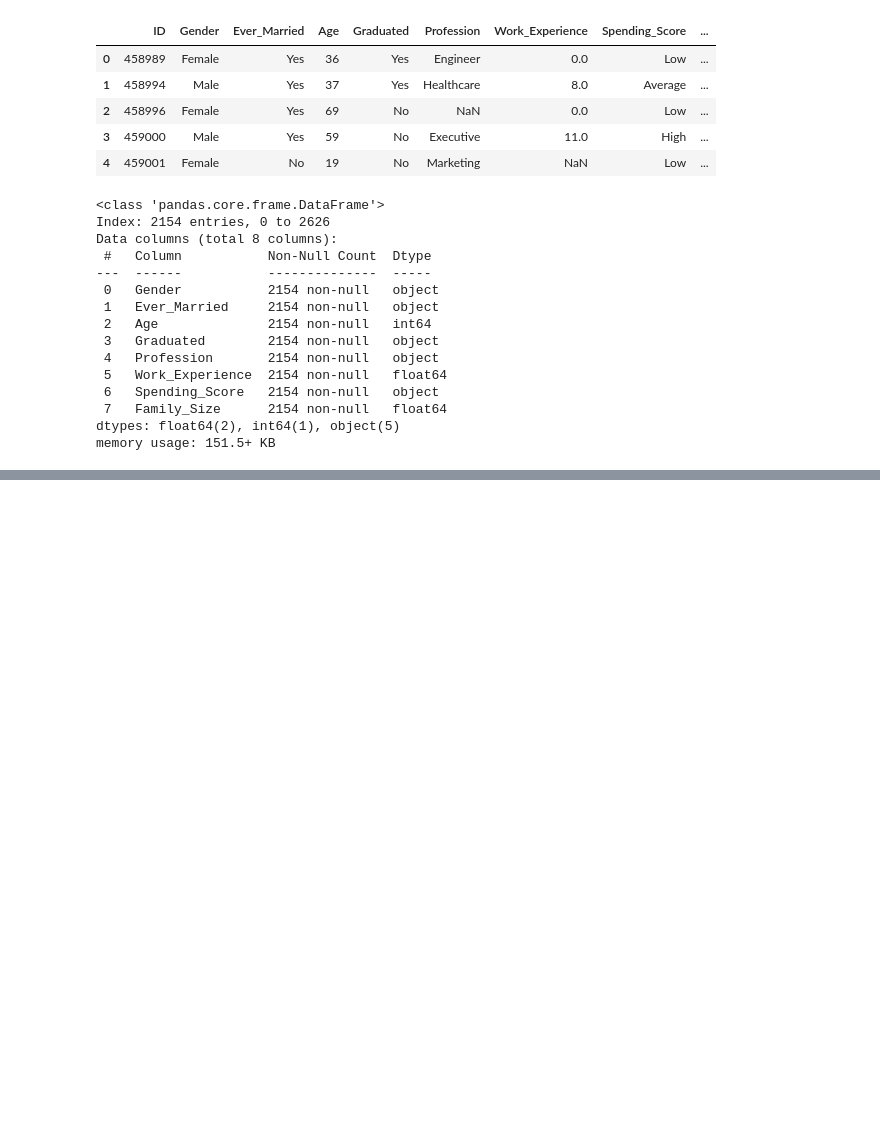
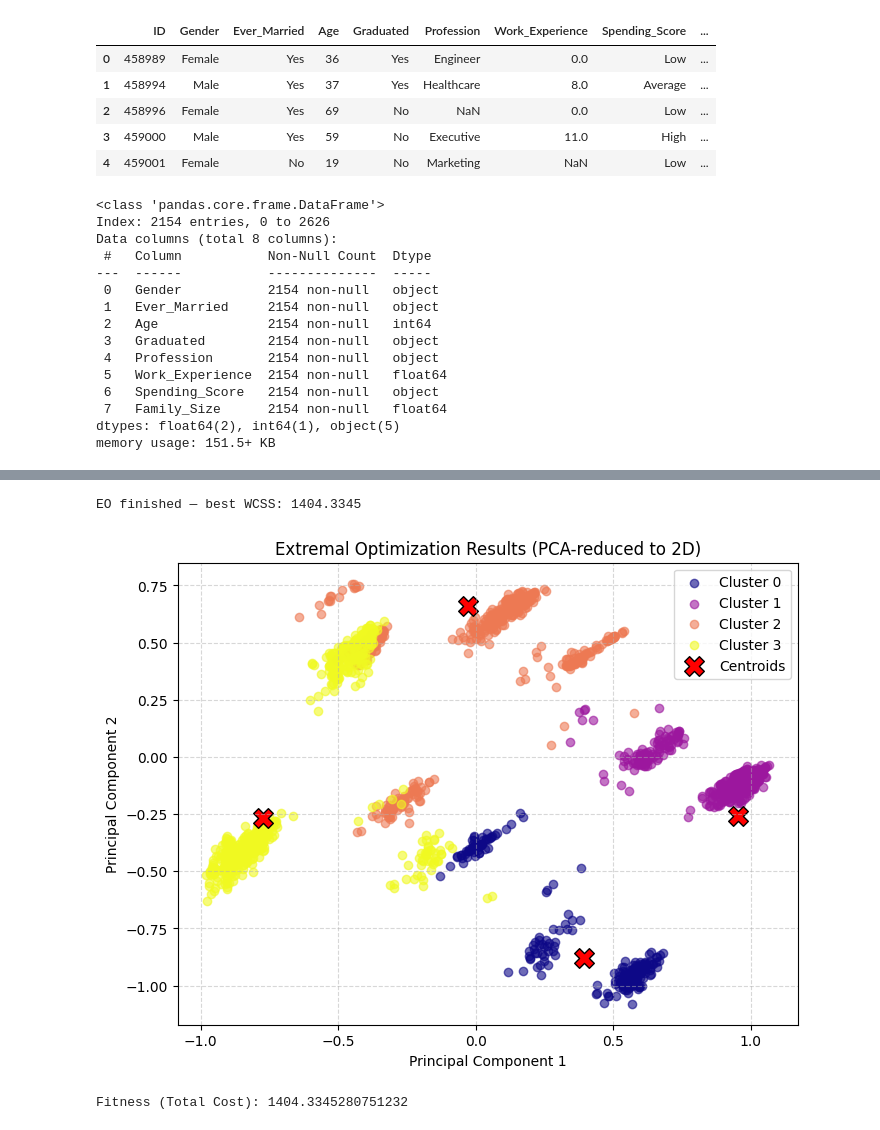
Before and after one commit to mrieden/CI_project, a Jupyter notebook: main.ipynb, the cells around one changed output, grey strips where cells are left out. Cells and saved outputs as stored; diff of their text form; code cells hidden in the pictures; blank space fills up the shorter version.

```diff
--- a/main.ipynb
+++ b/main.ipynb
@@ -76,0 +149,10 @@ Converged at iteration 2
+# %%
+from algorithm.Extremal_Optimization import ExtremalOptimization
+model = ExtremalOptimization(k=4, max_iters=100, tau=1.5, perturbation_scale=0.3, random_state=42)
+labels, fitness = model.fit(df)
+model.plot_clusters(df, labels)
+print("Fitness (Total Cost):", fitness)
+# %% [output]
+EO finished — best WCSS: 1404.3345
+[figure, added]
+Fitness (Total Cost): 1404.3345280751232
```
Also changed, not shown: parts of 9 cells of this notebook, 4 other files.
